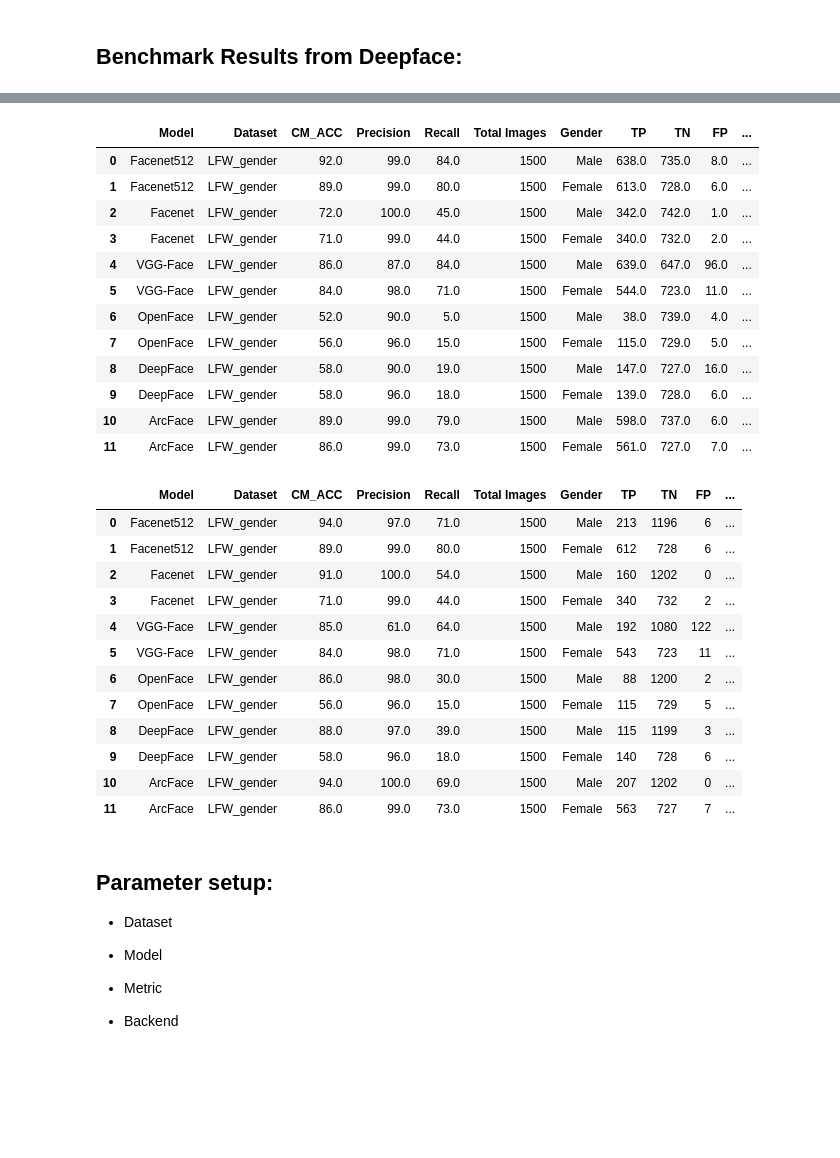
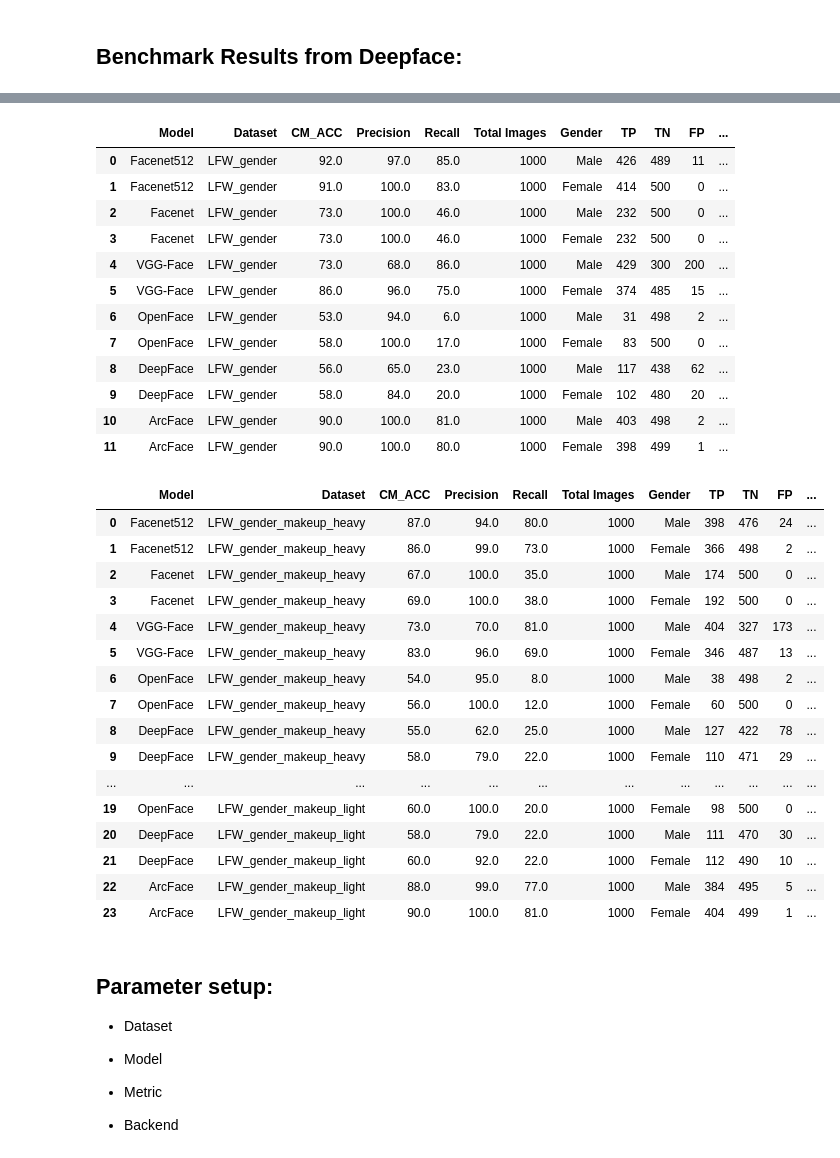
Before and after one commit to sushii2001/DeepFace-gender-bias-detection, a Jupyter notebook: DeepFace-demo.ipynb, the cells around one changed output, grey strips where cells are left out. Cells and saved outputs as stored; diff of their text form; code cells hidden in the pictures; blank space fills up the shorter version.

```diff
--- a/DeepFace-demo.ipynb
+++ b/DeepFace-demo.ipynb
@@ -3,6 +3,7 @@
 # %%
 # !pip install deepface
 from deepface import DeepFace
+from deepface_test_functions import *
 
 import matplotlib.pyplot as plt
 import pandas as pd
@@ -17,10 +18,13 @@ params = {"ytick.color" : "w",
           "axes.edgecolor" : "w"}
 plt.rcParams.update(params)
 
+unit_test_df = pd.read_csv('./data/LFW-csv/unit_test_deepface.csv')
+
 # Read results from Deepface benchmark test
 result_df = pd.read_csv('./result/result_deepface.csv')
 deepface_benchmark_gender = pd.read_csv('./result/deepface_benchmark_gender.csv')
-deepface_benchmark_gender_mod = pd.read_csv('./result/deepface_benchmark_mod.csv')
+result_benchmark_gender_nonperturbed = pd.read_csv('./result/deepface_benchmark_gender_nonperturbed.csv')
+result_benchmark_gender_perturbed = pd.read_csv('./result/deepface_benchmark_gender_perturbed.csv')
 
 # Read results from Deepface GUI test
 result_gui_face_recognition = pd.read_csv('./result/deepface_gui_face_recognition.csv')
@@ -40,37 +50,41 @@ result_df
 # %%
 # Deepface benchmark with gender split:
-deepface_benchmark_gender
+result_benchmark_gender_nonperturbed
 # %% [output]
 |  | Model | Dataset | CM_ACC | Precision | Recall | Total Images | Gender | TP | TN | FP | ... |
-| 0 | Facenet512 | LFW_gender | 92.0 | 99.0 | 84.0 | 1500 | Male | 638.0 | 735.0 | 8.0 | ... |
-| 1 | Facenet512 | LFW_gender | 89.0 | 99.0 | 80.0 | 1500 | Female | 613.0 | 728.0 | 6.0 | ... |
-| 2 | Facenet | LFW_gender | 72.0 | 100.0 | 45.0 | 1500 | Male | 342.0 | 742.0 | 1.0 | ... |
-| 3 | Facenet | LFW_gender | 71.0 | 99.0 | 44.0 | 1500 | Female | 340.0 | 732.0 | 2.0 | ... |
-| 4 | VGG-Face | LFW_gender | 86.0 | 87.0 | 84.0 | 1500 | Male | 639.0 | 647.0 | 96.0 | ... |
-| 5 | VGG-Face | LFW_gender | 84.0 | 98.0 | 71.0 | 1500 | Female | 544.0 | 723.0 | 11.0 | ... |
-| 6 | OpenFace | LFW_gender | 52.0 | 90.0 | 5.0 | 1500 | Male | 38.0 | 739.0 | 4.0 | ... |
-| 7 | OpenFace | LFW_gender | 56.0 | 96.0 | 15.0 | 1500 | Female | 115.0 | 729.0 | 5.0 | ... |
-| 8 | DeepFace | LFW_gender | 58.0 | 90.0 | 19.0 | 1500 | Male | 147.0 | 727.0 | 16.0 | ... |
-| 9 | DeepFace | LFW_gender | 58.0 | 96.0 | 18.0 | 1500 | Female | 139.0 | 728.0 | 6.0 | ... |
-| 10 | ArcFace | LFW_gender | 89.0 | 99.0 | 79.0 | 1500 | Male | 598.0 | 737.0 | 6.0 | ... |
-| 11 | ArcFace | LFW_gender | 86.0 | 99.0 | 73.0 | 1500 | Female | 561.0 | 727.0 | 7.0 | ... |
+| 0 | Facenet512 | LFW_gender | 92.0 | 97.0 | 85.0 | 1000 | Male | 426 | 489 | 11 | ... |
+| 1 | Facenet512 | LFW_gender | 91.0 | 100.0 | 83.0 | 1000 | Female | 414 | 500 | 0 | ... |
+| 2 | Facenet | LFW_gender | 73.0 | 100.0 | 46.0 | 1000 | Male | 232 | 500 | 0 | ... |
+| 3 | Facenet | LFW_gender | 73.0 | 100.0 | 46.0 | 1000 | Female | 232 | 500 | 0 | ... |
+| 4 | VGG-Face | LFW_gender | 73.0 | 68.0 | 86.0 | 1000 | Male | 429 | 300 | 200 | ... |
+| 5 | VGG-Face | LFW_gender | 86.0 | 96.0 | 75.0 | 1000 | Female | 374 | 485 | 15 | ... |
+| 6 | OpenFace | LFW_gender | 53.0 | 94.0 | 6.0 | 1000 | Male | 31 | 498 | 2 | ... |
+| 7 | OpenFace | LFW_gender | 58.0 | 100.0 | 17.0 | 1000 | Female | 83 | 500 | 0 | ... |
+| 8 | DeepFace | LFW_gender | 56.0 | 65.0 | 23.0 | 1000 | Male | 117 | 438 | 62 | ... |
+| 9 | DeepFace | LFW_gender | 58.0 | 84.0 | 20.0 | 1000 | Female | 102 | 480 | 20 | ... |
+| 10 | ArcFace | LFW_gender | 90.0 | 100.0 | 81.0 | 1000 | Male | 403 | 498 | 2 | ... |
+| 11 | ArcFace | LFW_gender | 90.0 | 100.0 | 80.0 | 1000 | Female | 398 | 499 | 1 | ... |
 # %%
-# Deepface benchmark with gender split with bias:
-deepface_benchmark_gender_mod
+# Deepface benchmark with gender split and perturbation:
+result_benchmark_gender_perturbed
 # %% [output]
 |  | Model | Dataset | CM_ACC | Precision | Recall | Total Images | Gender | TP | TN | FP | ... |
-| 0 | Facenet512 | LFW_gender | 94.0 | 97.0 | 71.0 | 1500 | Male | 213 | 1196 | 6 | ... |
-| 1 | Facenet512 | LFW_gender | 89.0 | 99.0 | 80.0 | 1500 | Female | 612 | 728 | 6 | ... |
-| 2 | Facenet | LFW_gender | 91.0 | 100.0 | 54.0 | 1500 | Male | 160 | 1202 | 0 | ... |
-| 3 | Facenet | LFW_gender | 71.0 | 99.0 | 44.0 | 1500 | Female | 340 | 732 | 2 | ... |
-| 4 | VGG-Face | LFW_gender | 85.0 | 61.0 | 64.0 | 1500 | Male | 192 | 1080 | 122 | ... |
-| 5 | VGG-Face | LFW_gender | 84.0 | 98.0 | 71.0 | 1500 | Female | 543 | 723 | 11 | ... |
-| 6 | OpenFace | LFW_gender | 86.0 | 98.0 | 30.0 | 1500 | Male | 88 | 1200 | 2 | ... |
-| 7 | OpenFace | LFW_gender | 56.0 | 96.0 | 15.0 | 1500 | Female | 115 | 729 | 5 | ... |
-| 8 | DeepFace | LFW_gender | 88.0 | 97.0 | 39.0 | 1500 | Male | 115 | 1199 | 3 | ... |
-| 9 | DeepFace | LFW_gender | 58.0 | 96.0 | 18.0 | 1500 | Female | 140 | 728 | 6 | ... |
-| 10 | ArcFace | LFW_gender | 94.0 | 100.0 | 69.0 | 1500 | Male | 207 | 1202 | 0 | ... |
-| 11 | ArcFace | LFW_gender | 86.0 | 99.0 | 73.0 | 1500 | Female | 563 | 727 | 7 | ... |
+| 0 | Facenet512 | LFW_gender_makeup_heavy | 87.0 | 94.0 | 80.0 | 1000 | Male | 398 | 476 | 24 | ... |
+| 1 | Facenet512 | LFW_gender_makeup_heavy | 86.0 | 99.0 | 73.0 | 1000 | Female | 366 | 498 | 2 | ... |
+| 2 | Facenet | LFW_gender_makeup_heavy | 67.0 | 100.0 | 35.0 | 1000 | Male | 174 | 500 | 0 | ... |
+| 3 | Facenet | LFW_gender_makeup_heavy | 69.0 | 100.0 | 38.0 | 1000 | Female | 192 | 500 | 0 | ... |
+| 4 | VGG-Face | LFW_gender_makeup_heavy | 73.0 | 70.0 | 81.0 | 1000 | Male | 404 | 327 | 173 | ... |
+| 5 | VGG-Face | LFW_gender_makeup_heavy | 83.0 | 96.0 | 69.0 | 1000 | Female | 346 | 487 | 13 | ... |
+| 6 | OpenFace | LFW_gender_makeup_heavy | 54.0 | 95.0 | 8.0 | 1000 | Male | 38 | 498 | 2 | ... |
+| 7 | OpenFace | LFW_gender_makeup_heavy | 56.0 | 100.0 | 12.0 | 1000 | Female | 60 | 500 | 0 | ... |
+| 8 | DeepFace | LFW_gender_makeup_heavy | 55.0 | 62.0 | 25.0 | 1000 | Male | 127 | 422 | 78 | ... |
+| 9 | DeepFace | LFW_gender_makeup_heavy | 58.0 | 79.0 | 22.0 | 1000 | Female | 110 | 471 | 29 | ... |
+| ... | ... | ... | ... | ... | ... | ... | ... | ... | ... | ... | ... |
+| 19 | OpenFace | LFW_gender_makeup_light | 60.0 | 100.0 | 20.0 | 1000 | Female | 98 | 500 | 0 | ... |
+| 20 | DeepFace | LFW_gender_makeup_light | 58.0 | 79.0 | 22.0 | 1000 | Male | 111 | 470 | 30 | ... |
+| 21 | DeepFace | LFW_gender_makeup_light | 60.0 | 92.0 | 22.0 | 1000 | Female | 112 | 490 | 10 | ... |
+| 22 | ArcFace | LFW_gender_makeup_light | 88.0 | 99.0 | 77.0 | 1000 | Male | 384 | 495 | 5 | ... |
+| 23 | ArcFace | LFW_gender_makeup_light | 90.0 | 100.0 | 81.0 | 1000 | Female | 404 | 499 | 1 | ... |
 # %% [markdown]
 ## Parameter setup:
 
```
Also changed, not shown: parts of 9 cells of this notebook, 2 other files.
